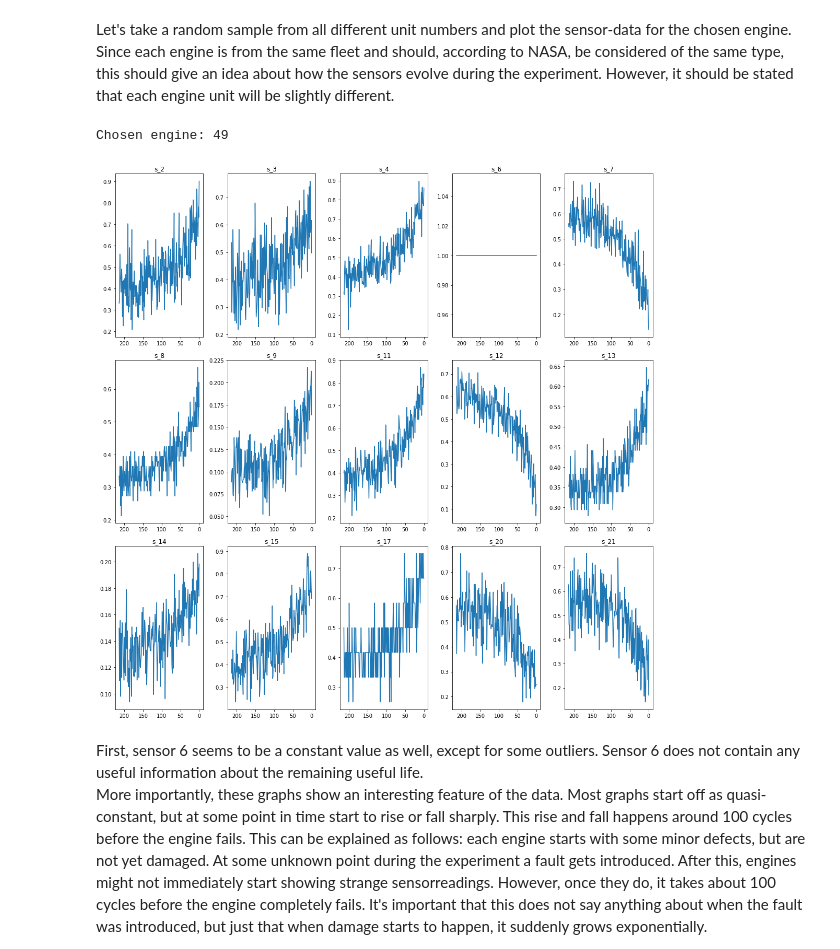
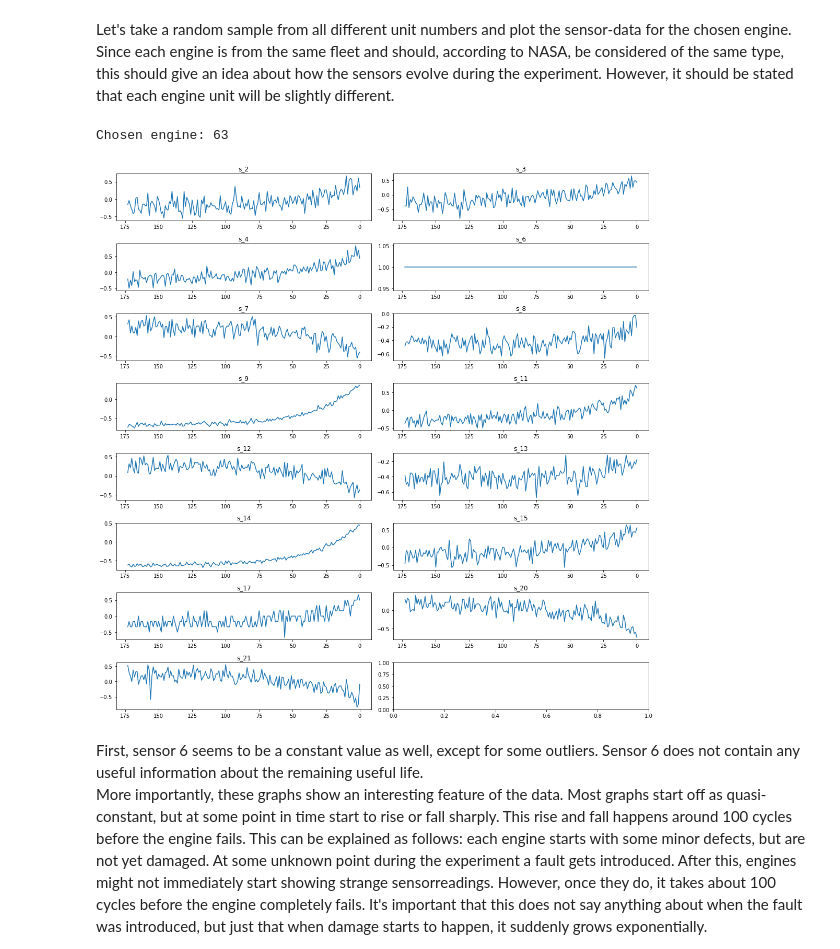
Before and after one commit to bsdeprez/rul_predictions, a Jupyter notebook: ExploratoryDataAnalysis/EDA_FD001.ipynb, the cells around one changed output. Cells and saved outputs as stored; diff of their text form; code cells hidden in the pictures.

```diff
--- a/ExploratoryDataAnalysis/EDA_FD001.ipynb
+++ b/ExploratoryDataAnalysis/EDA_FD001.ipynb
@@ -24,6 +23,7 @@ df = pd.read_csv(filepath, sep='\s+', header=None, names=columns)
 
 scaler = MinMaxScaler()
 df[sensor_columns] = pd.DataFrame(scaler.fit_transform(df[sensor_columns]))
+df[sensor_columns] = 2*df[sensor_columns]-1
 
 df.head()
 # %% [output]
@@ -90,23 +90,24 @@ Let's take a random sample from all different unit numbers and plot the sensor-d
 # %%
 random_sample = random.choice(df['unit_nr'].unique())
 print("Chosen engine: {}".format(random_sample))
 data = df[df['unit_nr']==random_sample]
 
-cols = math.ceil(len(sensor_columns)/3)
+cols = math.ceil(len(sensor_columns)/8)
 rows = math.ceil(len(sensor_columns)/cols)
 fig, axes = plt.subplots(rows, cols)
 fig.set_figheight(15)
 fig.set_figwidth(15)
 for row in range(0, rows):
     for col in range(0, cols):
-        sensor = sensor_columns[cols*row+col]
-        axes[row][col].plot(data['RUL'], data[sensor])
-        axes[row][col].invert_xaxis()
-        axes[row][col].title.set_text(sensor)
+        if cols*row+col < len(sensor_columns):
+            sensor = sensor_columns[cols*row+col]
+            axes[row][col].plot(data['RUL'], data[sensor])
+            axes[row][col].invert_xaxis()
+            axes[row][col].title.set_text(sensor)
 plt.tight_layout()
 # %% [output]
-Chosen engine: 49
+Chosen engine: 63
-[figure, old version]
+[figure, new version]
 # %% [markdown]
 First, sensor 6 seems to be a constant value as well, except for some outliers. Sensor 6 does not contain any useful information about the remaining useful life.
 More importantly, these graphs show an interesting feature of the data. Most graphs start off as quasi-constant, but at some point in time start to rise or fall sharply. This rise and fall happens around 100 cycles before the engine fails. This can be explained as follows: each engine starts with some minor defects, but are not yet damaged. At some unknown point during the experiment a fault gets introduced. After this, engines might not immediately start showing strange sensorreadings. However, once they do, it takes about 100 cycles before the engine completely fails. It's important that this does not say anything about when the fault was introduced, but just that when damage starts to happen, it suddenly grows exponentially.
```
Also changed, not shown: parts of 5 cells of this notebook, 1 other file.
